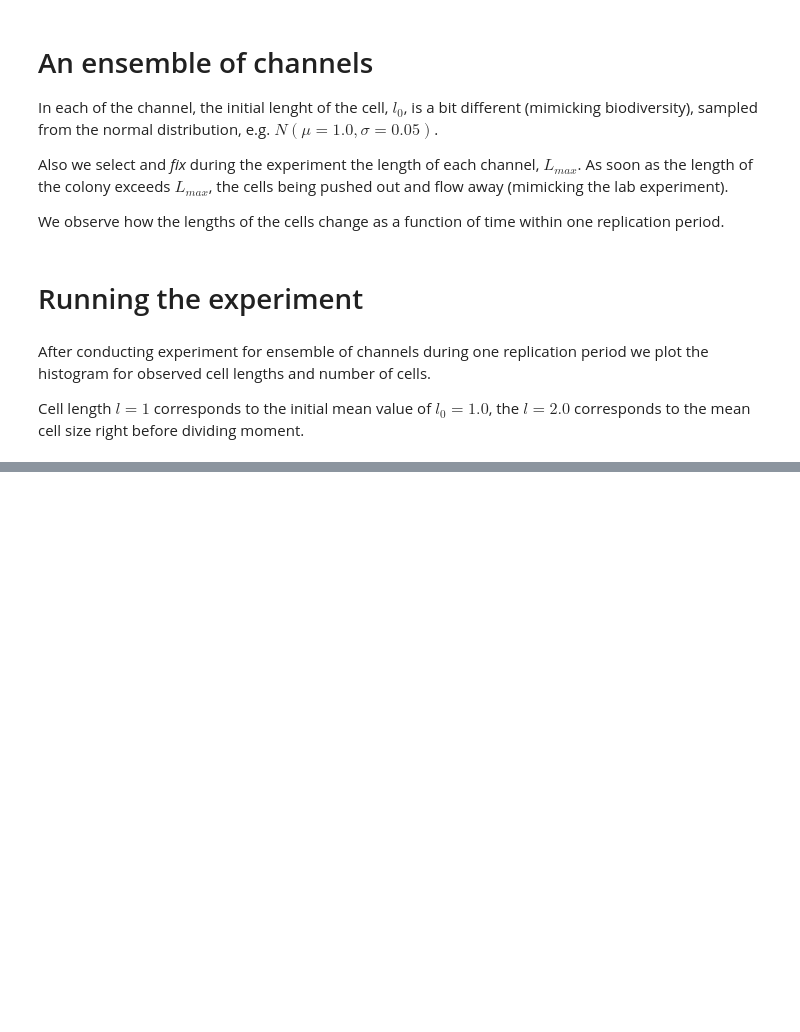
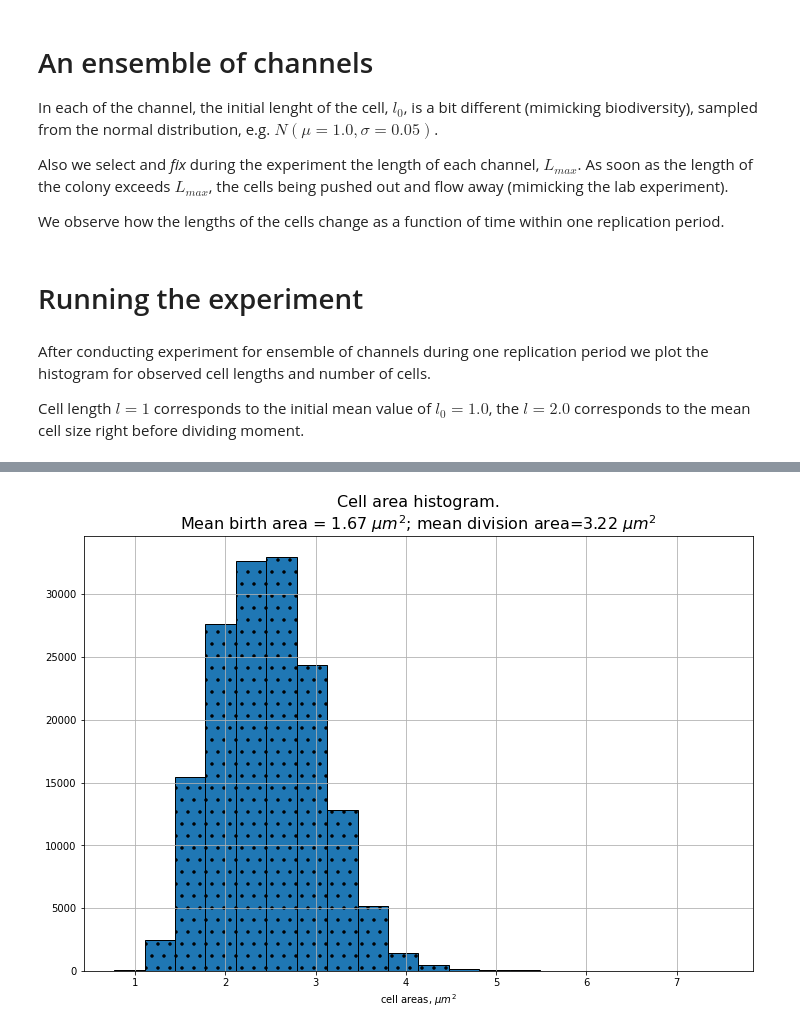
Before and after one commit to raalesir/bacterial_growth, a Jupyter notebook: bacterial_growth.ipynb, the cells around one changed output, grey strips where cells are left out. Saved outputs shown, nothing was run; the diff lists cells and outputs as text; code cells hidden in the pictures; blank space fills up the shorter version.

```diff
--- a/bacterial_growth.ipynb
+++ b/bacterial_growth.ipynb
@@ -148,0 +128,4 @@ One can see a smooth curve.  The bin numbers around 5-7 correspond to the cell a
+# %%
+annots = loadmat('/Users/alexey/Downloads/2.1MbpFromOri_rightArm.mat')
+
+# annots.keys()
@@ -148,0 +134,7 @@ One can see a smooth curve.  The bin numbers around 5-7 correspond to the cell a
+# %%
+fork_data = pd.DataFrame.from_dict(data = {'areas' : list(annots['areas'].T),
+                                           'lengths': list(annots['lengths'].T),
+                                           'longs': list(annots['longs'].T),
+
+                                          }
+                                  ).astype('float')
@@ -148,0 +143,8 @@ One can see a smooth curve.  The bin numbers around 5-7 correspond to the cell a
+# %%
+birth_division_data = pd.DataFrame.from_dict(data = {'birthAreas' : list(annots['birthAreas'].T),
+                                           'divisionAreas': list(annots['divisionAreas'].T),
+
+                                          }
+                                  ).astype('float')
+mean_birthArea = birth_division_data['birthAreas'].mean()
+mean_divisionArea = birth_division_data['divisionAreas'].mean()
@@ -148,0 +157,11 @@ One can see a smooth curve.  The bin numbers around 5-7 correspond to the cell a
+# %%
+fork_data['areas'].hist(figsize=(12,8), bins=20, hatch='.', edgecolor='black', )
+plt.xlabel('cell areas, $\mu m^2$')
+# plt.yscale('log')
+
+plt.title("""Cell area histogram.
+Mean birth area = %1.2f $\mu m^2$; mean division area=%1.2f $\mu m^2$"""%
+          (mean_birthArea, mean_divisionArea), fontsize=16)
+plt.show()
+# %% [output]
+[figure, added]
```
Also changed, not shown: parts of 24 cells of this notebook, 1 other file.
